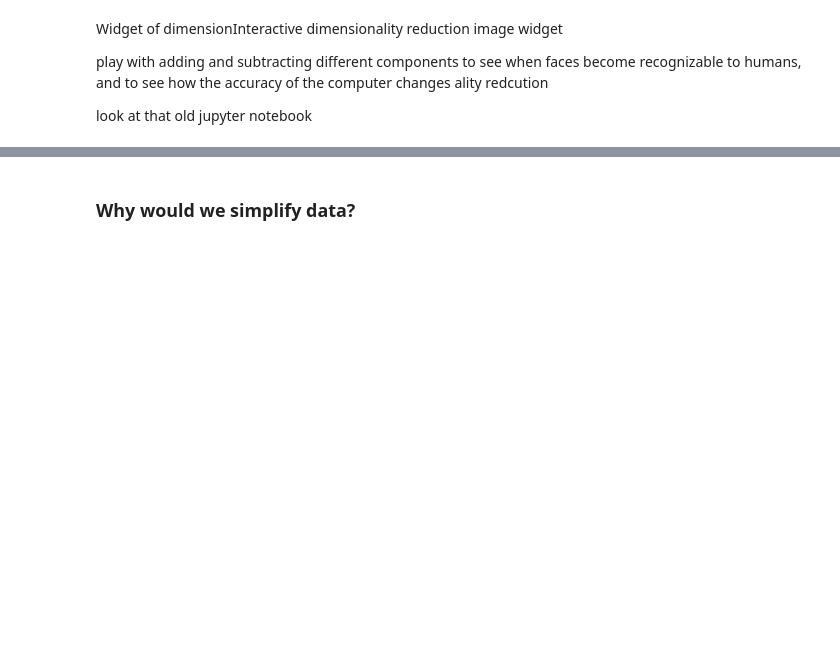
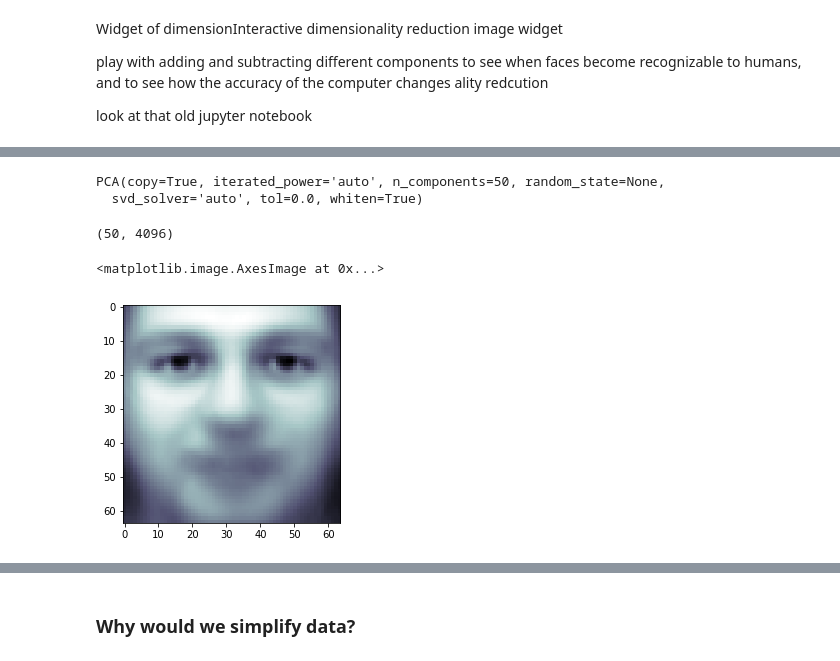
Before and after one commit to ds-modules/COGSCI-1, a Jupyter notebook: cogsci1_notebook.ipynb, the cells around one changed output, grey strips where cells are left out. Saved outputs shown, nothing was run; the diff lists cells and outputs as text; code cells hidden in the pictures; blank space fills up the shorter version.

```diff
--- a/cogsci1_notebook.ipynb
+++ b/cogsci1_notebook.ipynb
@@ -189,0 +223,17 @@ look at that old jupyter notebook
+# %%
+from sklearn import decomposition
+pca = decomposition.PCA(n_components=50, whiten=True)
+pca.fit(faces.data)
+# %% [output]
+PCA(copy=True, iterated_power='auto', n_components=50, random_state=None,
+  svd_solver='auto', tol=0.0, whiten=True)
+# %%
+print(pca.components_.shape)
+# %% [output]
+(50, 4096)
+# %%
+plt.imshow(pca.mean_.reshape(faces.images[0].shape),
+           cmap=plt.cm.bone)
+# %% [output]
+<matplotlib.image.AxesImage at 0x...>
+[figure, added]
```
Also changed, not shown: parts of 24 cells of this notebook.
